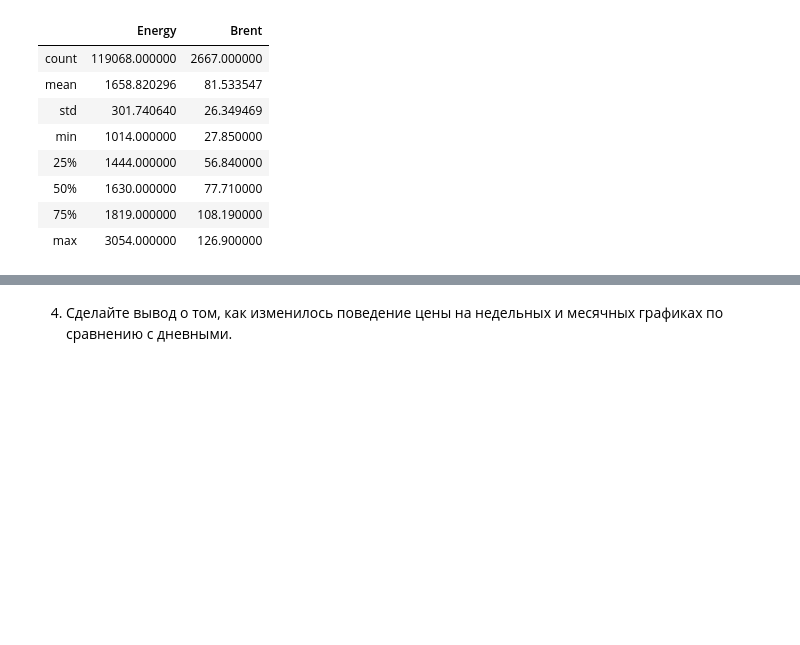
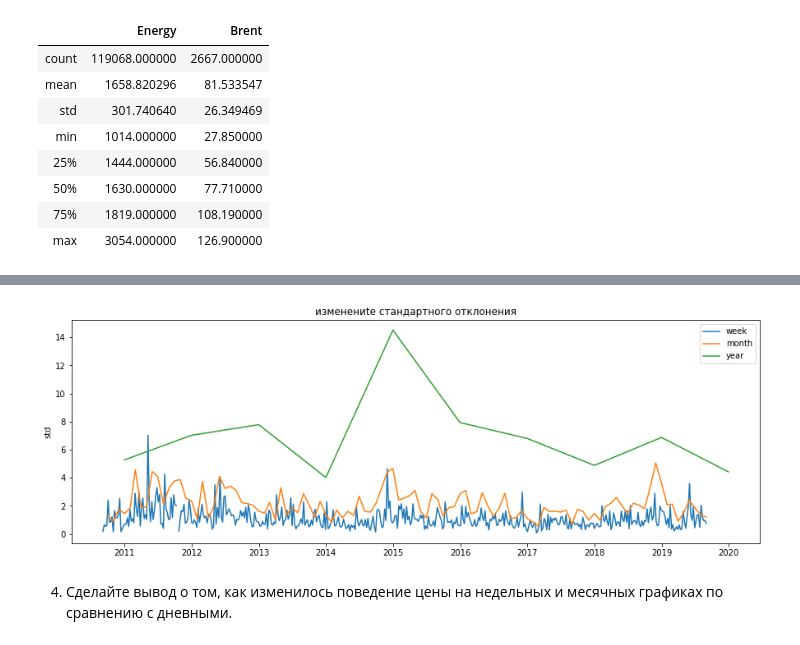
Before and after one commit to daniilstv/ML_in_business, a Jupyter notebook: Lesson1_hw.ipynb, the cells around one changed output, grey strips where cells are left out. Saved outputs shown, nothing was run; the diff lists cells and outputs as text; code cells hidden in the pictures; blank space fills up the shorter version.

```diff
--- a/Lesson1_hw.ipynb
+++ b/Lesson1_hw.ipynb
@@ -275,3 +287,15 @@ plt.show()
+# %%
+plt.figure(figsize=(15, 5))
+plt.plot(brent_w_std, label='week')
+plt.plot(brent_m_std, label='month')
+plt.plot(brent_y_std, label='year')
+# plt.plot(brent, label='day')
+plt.title('изменениtе стандартного отклонения')
+plt.ylabel('std')
+plt.legend()
+plt.show()
+# %% [output]
+[figure, added]
 # %% [markdown]
 
 4. Сделайте вывод о том, как изменилось поведение цены на недельных и месячных графиках по сравнению с дневными.
```
Also changed, not shown: parts of 19 cells of this notebook.
